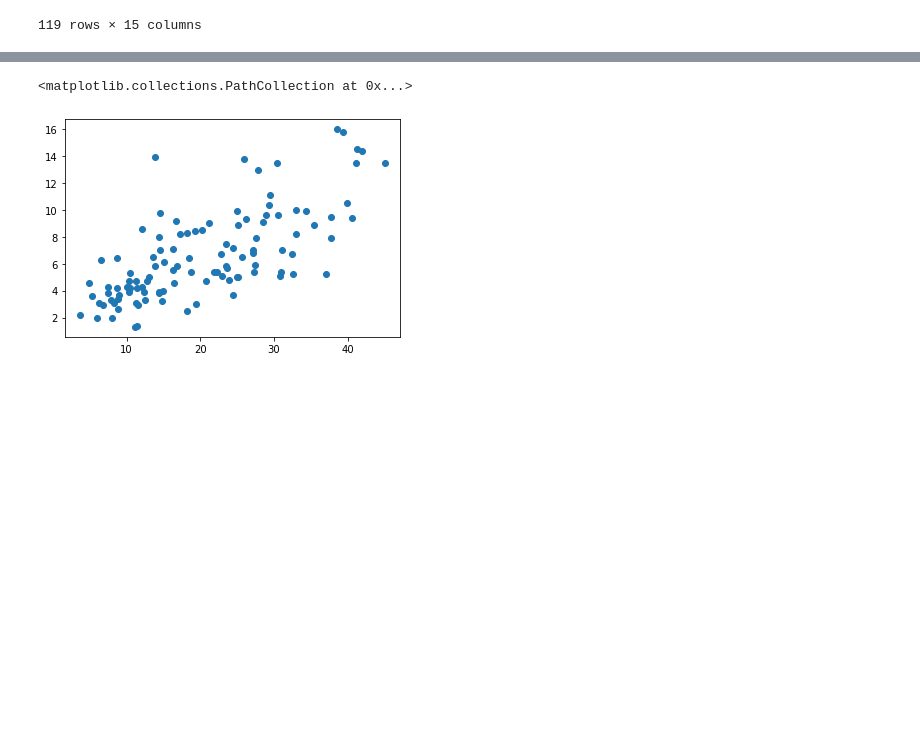
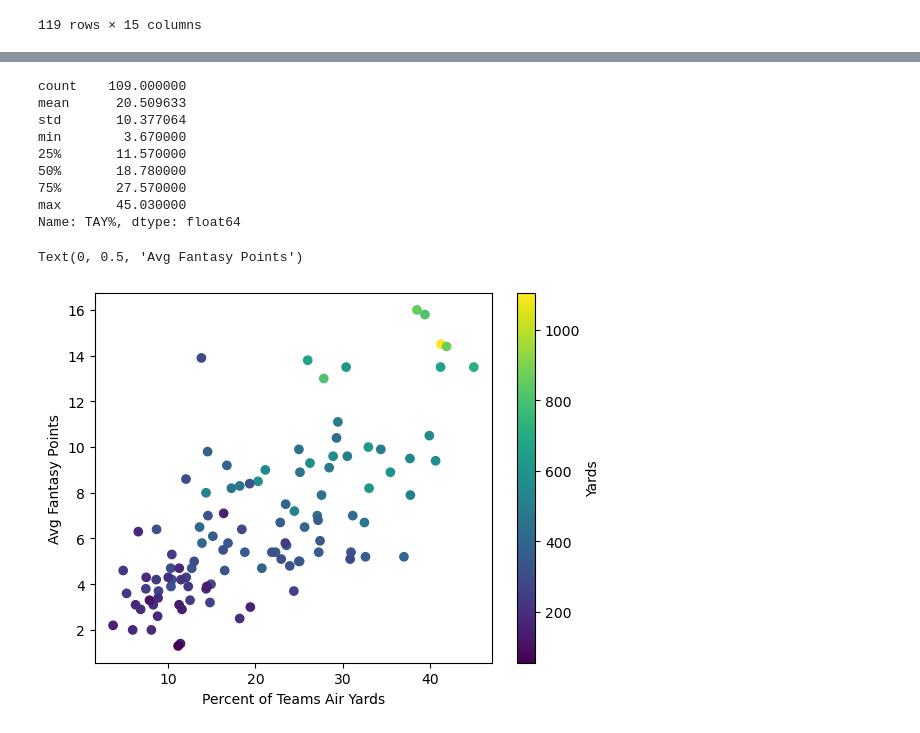
Before and after one commit to mattfunky/DSCI-470, a Jupyter notebook: rec_project.ipynb, the cells around one changed output, grey strips where cells are left out. Cells and saved outputs as stored; diff of their text form; code cells hidden in the pictures; blank space fills up the shorter version.

```diff
--- a/rec_project.ipynb
+++ b/rec_project.ipynb
@@ -10,6 +20,6 @@ from sklearn.linear_model import LinearRegression
 # %%
-rec_stats = pd.read_csv("rec_stats/rec_stats.csv")
-with open('rec_stats/player_names.txt') as f:
+rec_stats = pd.read_csv("rec_stats.csv")
+with open('player_names.txt') as f:
     names = f.readlines()
 
 rec_stats = rec_stats.drop(['Unnamed: 14'], axis = 1)
@@ -40,5 +50,5 @@ stats = rec_stats.assign(player_name = names)
 # %%
-fantasy = pd.read_csv("rec_stats/rec_fantasy.tsv", sep="\t")
+fantasy = pd.read_csv("rec_fantasy.tsv", sep="\t")
 # %%
 fantasy
 # %% [output]
@@ -115,5 +194,18 @@ plt.scatter(all_stats['SEP'], all_stats['avg_points'])
 # %%
-plt.scatter(all_stats['TAY%'], all_stats['avg_points'])
+print(all_stats['TAY%'].describe())
+plt.scatter(all_stats['TAY%'], all_stats['avg_points'], c = all_stats['YDS'])
+plt.colorbar(label = 'Yards')
+plt.xlabel('Percent of Teams Air Yards')
+plt.ylabel('Avg Fantasy Points')
 # %% [output]
-<matplotlib.collections.PathCollection at 0x...>
+count    109.000000
+mean      20.509633
+std       10.377064
+min        3.670000
+25%       11.570000
+50%       18.780000
+75%       27.570000
+max       45.030000
+Name: TAY%, dtype: float64
+Text(0, 0.5, 'Avg Fantasy Points')
-[figure, old version]
+[figure, new version]
```
Also changed, not shown: parts of 61 cells of this notebook.
